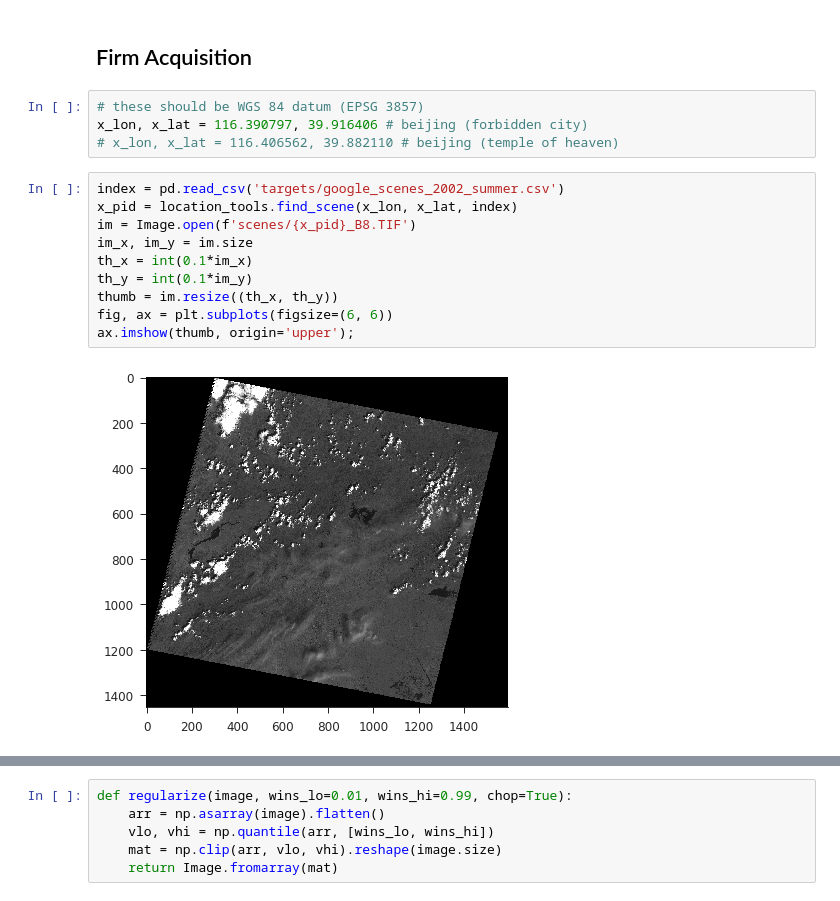
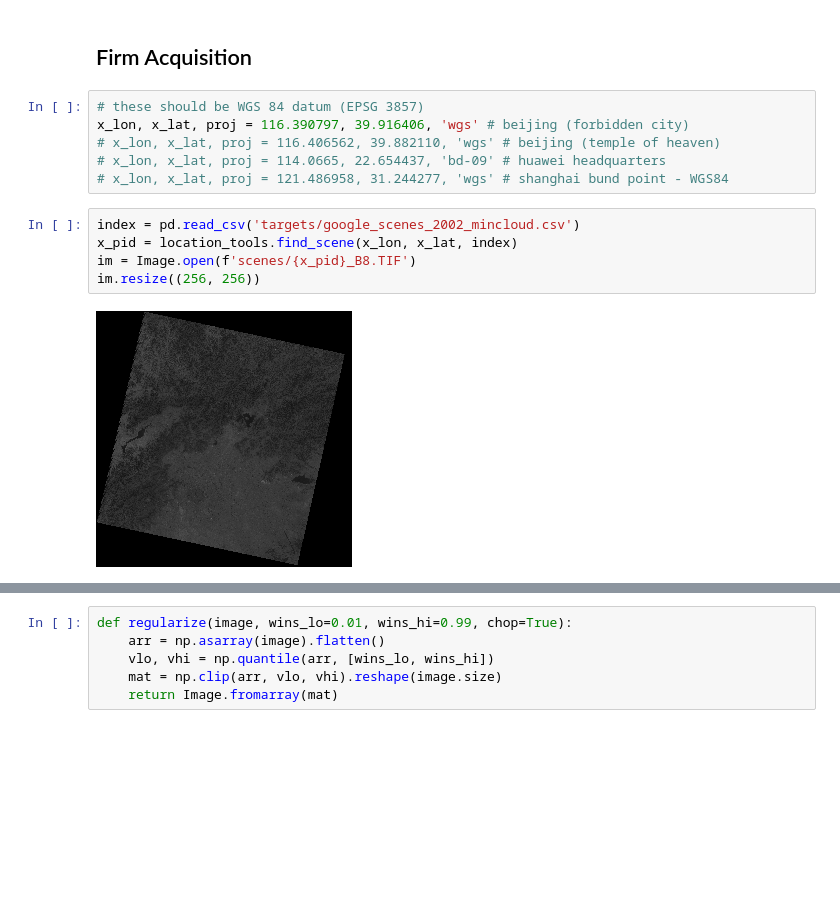
Before and after one commit to iamlemec/landsat, a Jupyter notebook: satellite.ipynb, the cells around one changed output, grey strips where cells are left out. Saved outputs shown, nothing was run; the diff lists cells and outputs as text; blank space fills up the shorter version.

```diff
--- a/satellite.ipynb
+++ b/satellite.ipynb
@@ -111,17 +111,14 @@ plt.axis('equal');
 ## Firm Acquisition
 # %%
 # these should be WGS 84 datum (EPSG 3857)
-x_lon, x_lat = 116.390797, 39.916406 # beijing (forbidden city)
-# x_lon, x_lat = 116.406562, 39.882110 # beijing (temple of heaven)
+x_lon, x_lat, proj = 116.390797, 39.916406, 'wgs' # beijing (forbidden city)
+# x_lon, x_lat, proj = 116.406562, 39.882110, 'wgs' # beijing (temple of heaven)
+# x_lon, x_lat, proj = 114.0665, 22.654437, 'bd-09' # huawei headquarters
+# x_lon, x_lat, proj = 121.486958, 31.244277, 'wgs' # shanghai bund point - WGS84
 # %%
-index = pd.read_csv('targets/google_scenes_2002_summer.csv')
+index = pd.read_csv('targets/google_scenes_2002_mincloud.csv')
 x_pid = location_tools.find_scene(x_lon, x_lat, index)
 im = Image.open(f'scenes/{x_pid}_B8.TIF')
-im_x, im_y = im.size
-th_x = int(0.1*im_x)
-th_y = int(0.1*im_y)
-thumb = im.resize((th_x, th_y))
-fig, ax = plt.subplots(figsize=(6, 6))
-ax.imshow(thumb, origin='upper');
+im.resize((256, 256))
 # %% [output]
-[figure, old version]
+[figure, new version]
```
Also changed, not shown: parts of 16 cells of this notebook.
